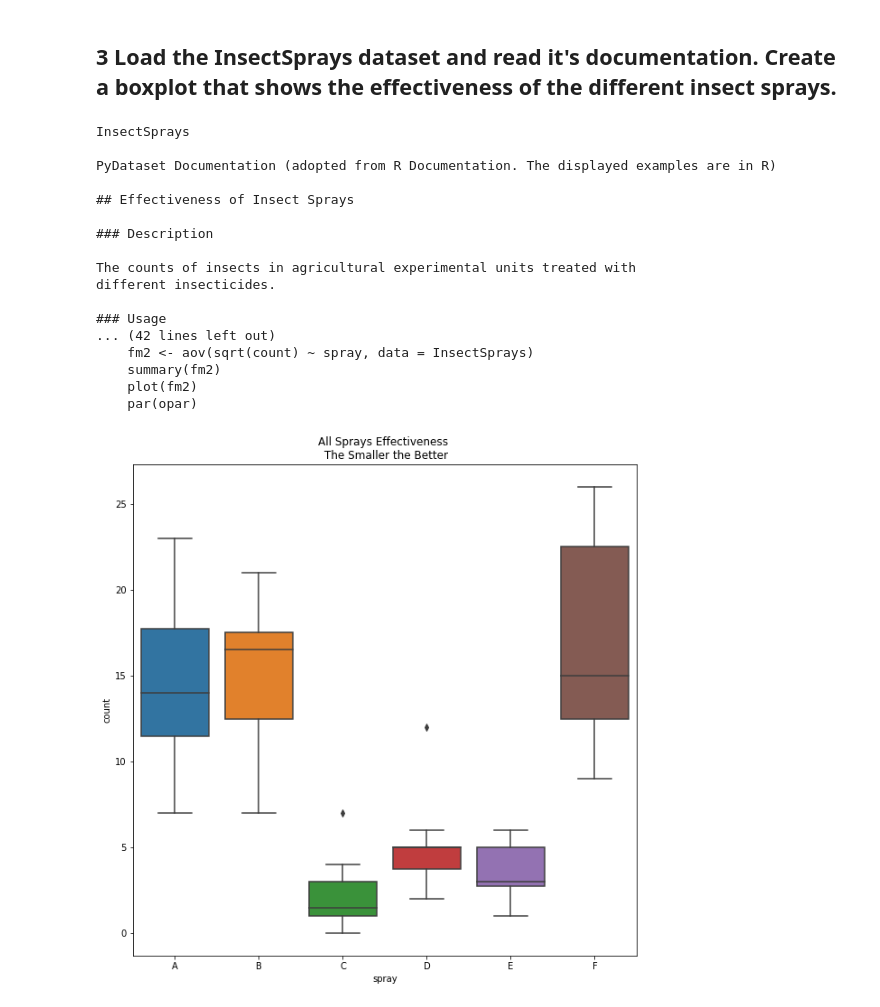
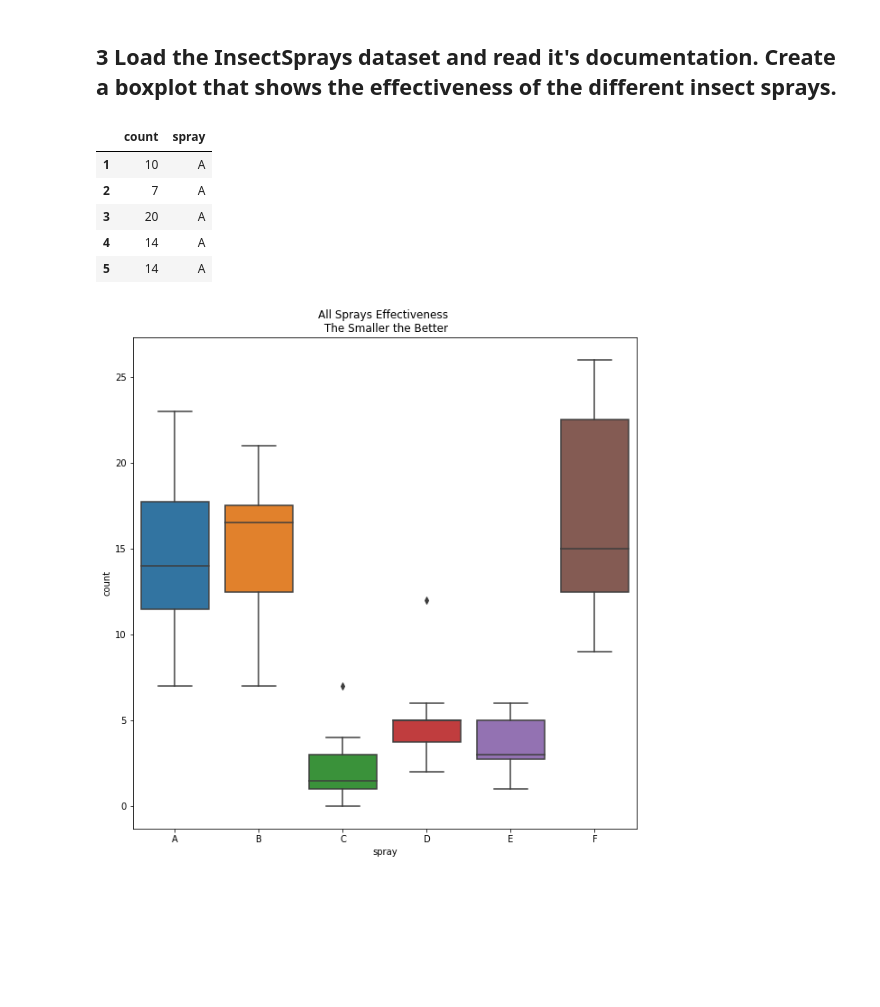
Before and after one commit to datastraine/numpy-pandas-visualization-exercises, a Jupyter notebook: seaborn_exercises.ipynb, the cells around one changed output. Drawn from its saved outputs; the diff is of its cells as text; code cells hidden in the pictures; blank space fills up the shorter version.

```diff
--- a/seaborn_exercises.ipynb
+++ b/seaborn_exercises.ipynb
@@ -117,25 +117,15 @@ sns.relplot(x='x', y='y', col='dataset', data=anscombe, hue = 'dataset', col_wra
 # %%
 from pydataset import data
 
-spray = data('InsectSprays', show_doc=True)
+spray = data('InsectSprays')
+spray.head()
 # %% [output]
-InsectSprays
-
-PyDataset Documentation (adopted from R Documentation. The displayed examples are in R)
-
-## Effectiveness of Insect Sprays
-
-### Description
-
-The counts of insects in agricultural experimental units treated with
-different insecticides.
-
-### Usage
-... (42 lines left out)
-    fm2 <- aov(sqrt(count) ~ spray, data = InsectSprays)
-    summary(fm2)
-    plot(fm2)
-    par(opar)
+|  | count | spray |
+| 1 | 10 | A |
+| 2 | 7 | A |
+| 3 | 20 | A |
+| 4 | 14 | A |
+| 5 | 14 | A |
 # %%
 # Load the InsectSprays dataset and read it's documentation. Create a boxplot that shows..
 # the effectiveness of the different insect sprays.
```
Also changed, not shown: parts of 5 cells of this notebook.
